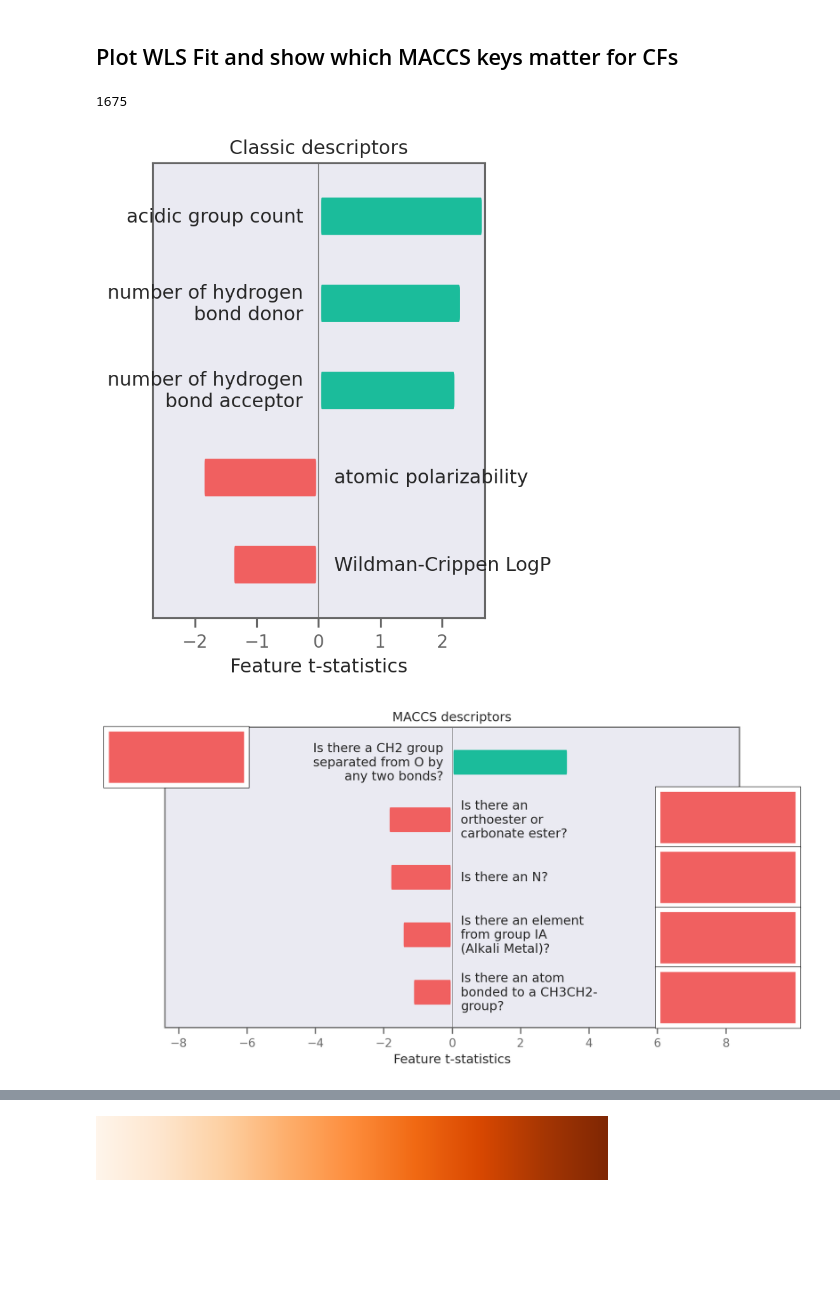
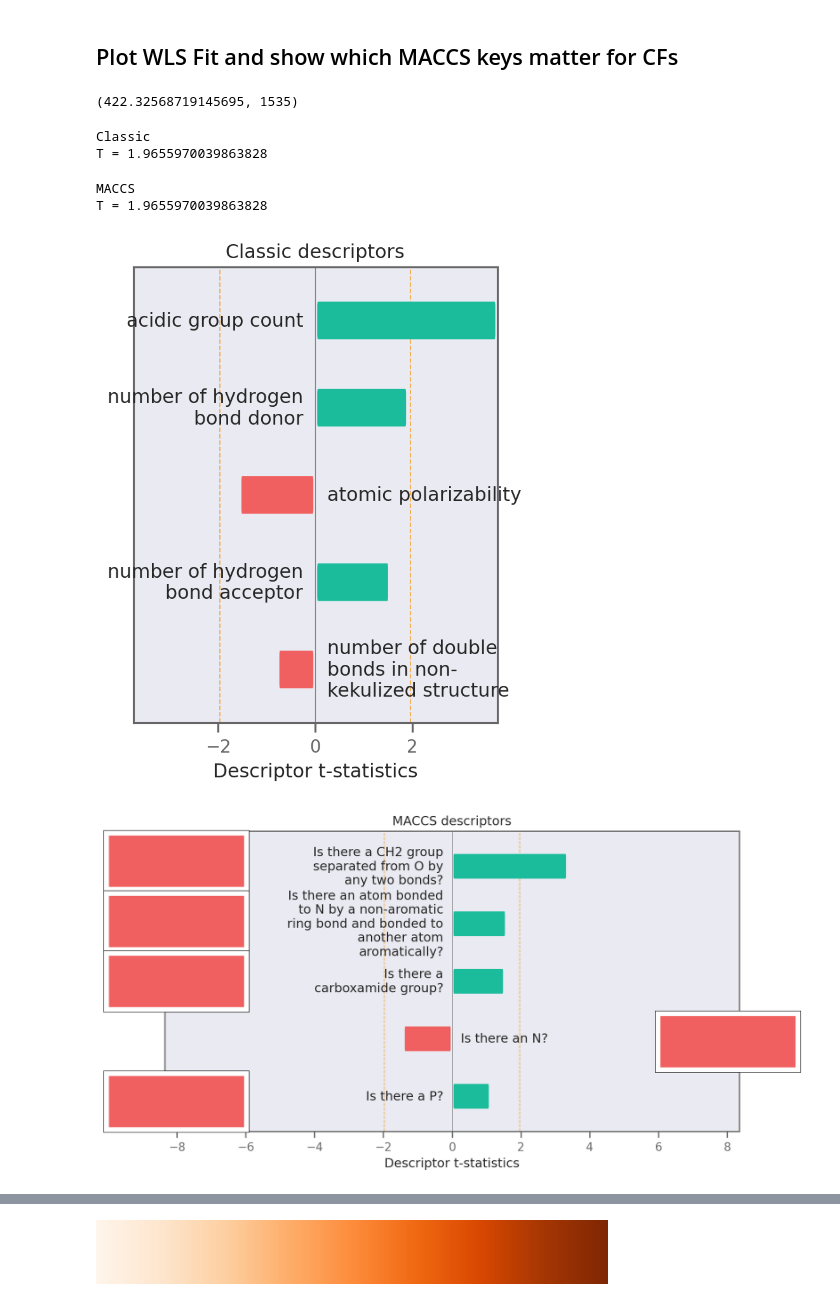
Before and after one commit to ur-whitelab/exmol, a Jupyter notebook: LIME/Solubility-RNN.ipynb, the cells around one changed output, grey strips where cells are left out. Drawn from its saved outputs; the diff is of its cells as text; code cells hidden in the pictures; blank space fills up the shorter version.

Commit message:
Will clean up on local computer

```diff
--- a/LIME/Solubility-RNN.ipynb
+++ b/LIME/Solubility-RNN.ipynb
@@ -1,6 +1,6 @@
 # %%
 import os
-os.environ["CUDA_VISIBLE_DEVICES"] = "1"
+os.environ["CUDA_VISIBLE_DEVICES"] = "0"
 import pandas as pd
 import matplotlib.pyplot as plt
 import seaborn as sns
@@ -29,6 +29,7 @@ sns.set_style(
 )
 color_cycle = ["#F06060", "#1BBC9B", "#F06060", "#5C4B51", "#F3B562", "#6e5687"]
 mpl.rcParams["axes.prop_cycle"] = mpl.cycler(color=color_cycle)
+mpl.rcParams["font.size"] = 12
 soldata = pd.read_csv(
     "https://github.com/whitead/dmol-book/raw/master/data/curated-solubility-dataset.csv"
 )
@@ -36,6 +37,5 @@ features_start_at = list(soldata.columns).index("MolWt")
 np.random.seed(0)
 # %%
 # scramble them
-# Reduced for CI!
-# soldata = soldata.sample(frac=0.01, random_state=0).reset_index(drop=False)
-# soldata.head()
+soldata = soldata.sample(frac=1, random_state=1).reset_index(drop=True)
+soldata.head()
@@ -520,48 +570,58 @@ def lime_explain(examples, descriptor_type):
 # %% [markdown]
 ## Plot WLS Fit and show which MACCS keys matter for CFs
 # %%
-stoned_kwargs={'num_samples': 2500, 'alphabet':exmol.get_basic_alphabet(), 'max_mutations': 2}
-space = exmol.sample_space(soldata.SMILES[3826], predictor_function, stoned_kwargs=stoned_kwargs)
+stoned_kwargs={'num_samples': 2500, 'alphabet':exmol.get_basic_alphabet(), 'max_mutations': 1}
+space = exmol.sample_space(soldata.SMILES[5883], predictor_function, stoned_kwargs=stoned_kwargs)
 # 3826 is a highly soluble compound
-# %%
-len(space)
-# %% [output]
-1675
+# %%
+# compute effective sample size
+w = np.array([1/(1 + (1/(e.similarity + 0.000001) - 1)**5) for e in space])
+w = w/np.sum(w)
+effective_n = np.sum(w) ** 2 / np.sum(w ** 2)
+effective_n, len(space)
+# %% [output]
+(422.32568719145695, 1535)
 # %%
 from mordred import HydrogenBond, Polarizability
 from mordred import SLogP, AcidBase, BertzCT, Aromatic, BondCount
 from mordred import Calculator
+import scipy.stats as ss
 
 %matplotlib inline
 
 desc_type = ['Classic', 'MACCS']
-# fig, ax = plt.subplots(nrows=1, ncols=len(desc_type), figsize=(8,5), dpi=180)
-# plt.subplots_adjust(wspace=2.)
-i=0
+
 for d in desc_type:
     if d == 'Classic':
         fig, ax = plt.subplots(nrows=1, ncols=1, figsize=(4,5), dpi=180)
     else:
         fig, ax = plt.subplots(nrows=1, ncols=1, figsize=(8,5), dpi=180)
-    space_tstats, beta = lime_explain(space, descriptor_type=d)
-    feature_importance = calc_ft_imp(space, space_tstats)
-    if len(feature_importance.items())<5:
-        feature_importance = {a: b for a, b in zip(space[0].descriptors.descriptor_names, space_tstats) if not np.isnan(b)}
-        feature_importance = dict(sorted(feature_importance.items(),
-                     key=lambda item: abs(item[1]),
+
+    # get sample t-stats
+    space_tstats, beta = exmol.lime_explain(space, descriptor_type=d)
+
+    # compute significant t-stat
+    T = ss.t.ppf( 0.975, df = effective_n)
+    print(f'{d}\nT = {T}')
+
+    # Get feature importance
+    feature_importance = {a: [b, i] for i, a, b in zip(np.arange(len(space[0].descriptors.descriptors)),
+                                                       space[0].descriptors.descriptor_names,
+                                                       space_tstats) if not np.isnan(b)}
+    feature_importance = dict(sorted(feature_importance.items(),
+                     key=lambda item: abs(item[1][0]),
                      reverse=True))
-    if len(feature_importance.items()) > 5:
-        feature_importance = {a:feature_importance[a] for a in list(feature_importance.keys())
-                              if not np.isnan(feature_importance[a][0])}
-#     print(feature_importance)
-    plot_desc(feature_importance, d, output_file=f'desc_{d}_3826.svg',
-                  ax=ax, title=f'{d} descriptors')
-    # plot_with_desc(feature_importance, s, desc_type='classic', output_file=f'mutation_classic_{i}')
-    i+=1
-# plt.savefig(f'desc.svg', dpi=180, bbox_inches='tight', transparent=False)
+    # Plot
+    plot_desc(feature_importance, d, output_file=f'desc_{d}.svg',
+                  ax=ax, title=f'{d} descriptors', T=T)
+
 plt.show()
 # %% [output]
+Classic
+T = 1.9655970039863828
+MACCS
+T = 1.9655970039863828
-[figure, old version]
+[figure, new version]
-[figure, old version]
+[figure, new version]
 # %%
 from rdkit.Chem.Draw import MolToFile, MolToSVG
```
Also changed, not shown: parts of 47 cells of this notebook, 2 other files.
